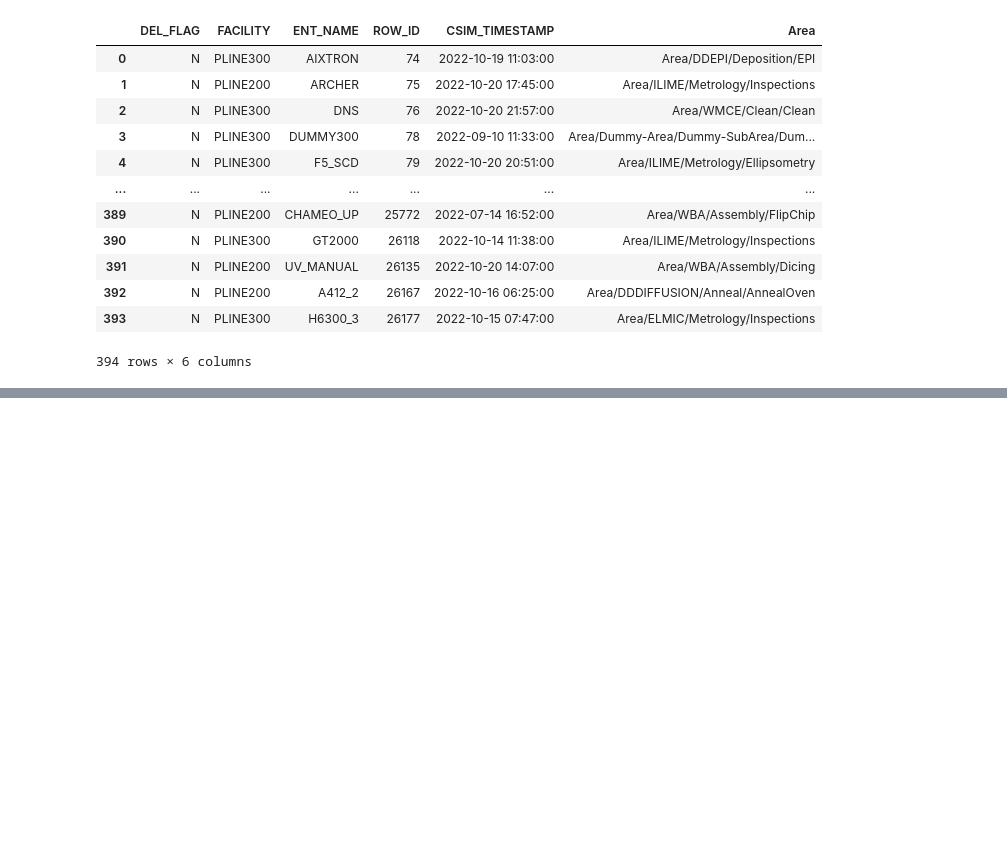
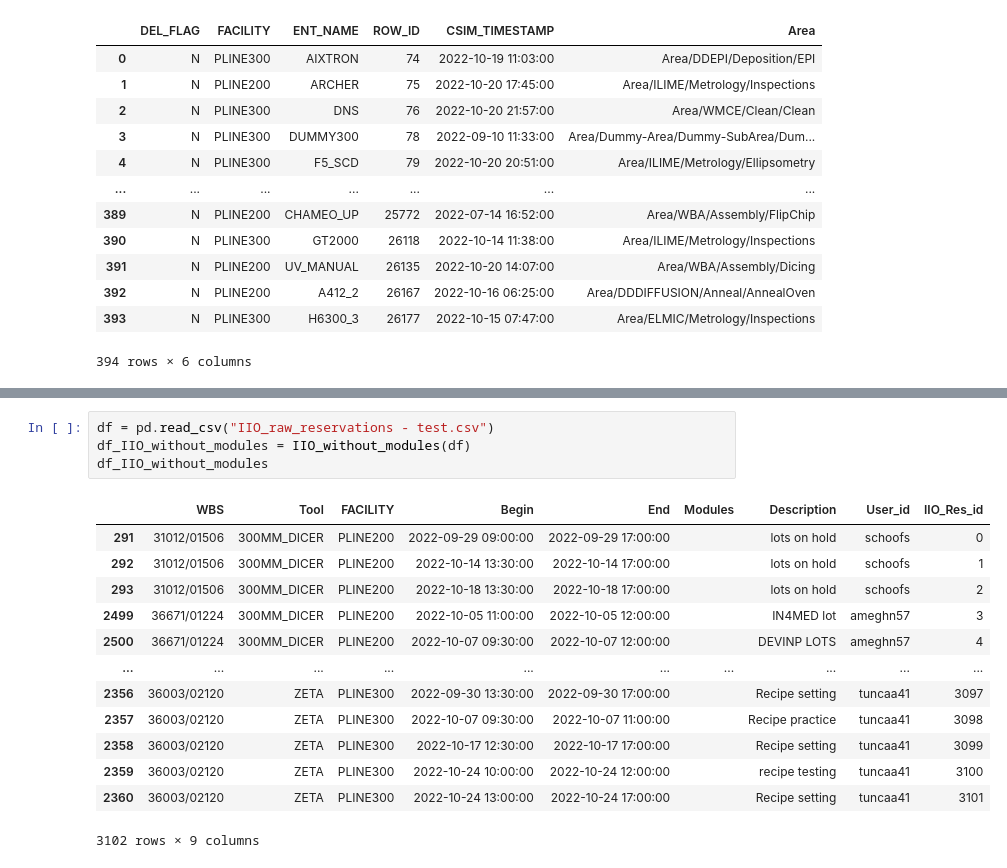
Before and after one commit to fr4nc1sj0hn/PMOPS, a Jupyter notebook: Clean Copy.ipynb, the cells around one changed output, grey strips where cells are left out. Drawn from its saved outputs; the diff is of its cells as text; blank space fills up the shorter version.

```diff
--- a/Clean Copy.ipynb
+++ b/Clean Copy.ipynb
@@ -283,0 +298,18 @@ IIO_without_modules
+# %%
+df = pd.read_csv("IIO_raw_reservations - test.csv")
+df_IIO_without_modules = IIO_without_modules(df)
+df_IIO_without_modules
+# %% [output]
+|  | WBS | Tool | FACILITY | Begin | End | Modules | Description | User_id | IIO_Res_id |
+| 291 | 31012/01506 | 300MM_DICER | PLINE200 | 2022-09-29 09:00:00 | 2022-09-29 17:00:00 |  | lots on hold | schoofs | 0 |
+| 292 | 31012/01506 | 300MM_DICER | PLINE200 | 2022-10-14 13:30:00 | 2022-10-14 17:00:00 |  | lots on hold | schoofs | 1 |
+| 293 | 31012/01506 | 300MM_DICER | PLINE200 | 2022-10-18 13:30:00 | 2022-10-18 17:00:00 |  | lots on hold | schoofs | 2 |
+| 2499 | 36671/01224 | 300MM_DICER | PLINE200 | 2022-10-05 11:00:00 | 2022-10-05 12:00:00 |  | IN4MED lot | ameghn57 | 3 |
+| 2500 | 36671/01224 | 300MM_DICER | PLINE200 | 2022-10-07 09:30:00 | 2022-10-07 12:00:00 |  | DEVINP LOTS | ameghn57 | 4 |
+| ... | ... | ... | ... | ... | ... | ... | ... | ... | ... |
+| 2356 | 36003/02120 | ZETA | PLINE300 | 2022-09-30 13:30:00 | 2022-09-30 17:00:00 |  | Recipe setting | tuncaa41 | 3097 |
+| 2357 | 36003/02120 | ZETA | PLINE300 | 2022-10-07 09:30:00 | 2022-10-07 11:00:00 |  | Recipe practice | tuncaa41 | 3098 |
+| 2358 | 36003/02120 | ZETA | PLINE300 | 2022-10-17 12:30:00 | 2022-10-17 17:00:00 |  | Recipe setting | tuncaa41 | 3099 |
+| 2359 | 36003/02120 | ZETA | PLINE300 | 2022-10-24 10:00:00 | 2022-10-24 12:00:00 |  | recipe testing | tuncaa41 | 3100 |
+| 2360 | 36003/02120 | ZETA | PLINE300 | 2022-10-24 13:00:00 | 2022-10-24 17:00:00 |  | Recipe setting | tuncaa41 | 3101 |
+3102 rows × 9 columns
```
Also changed, not shown: parts of 9 cells of this notebook, 2 other files.
